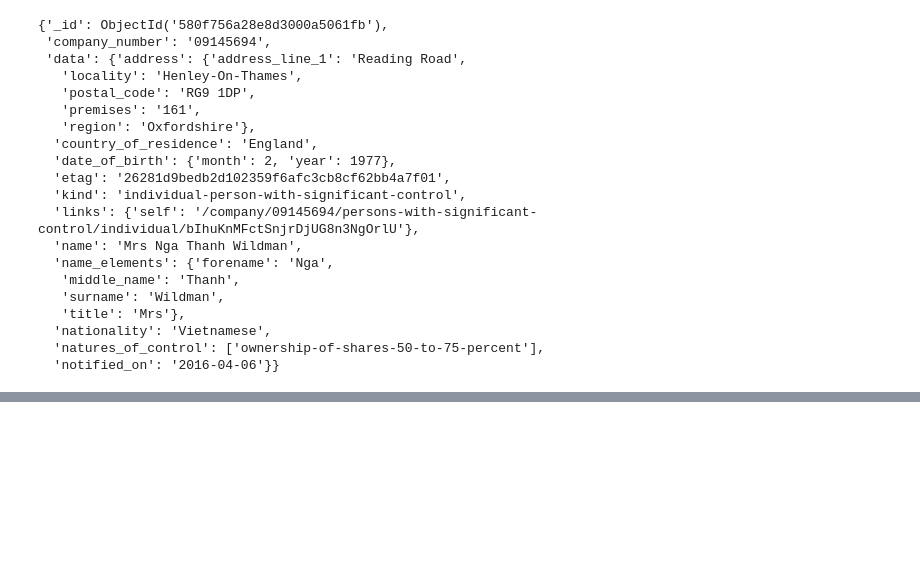
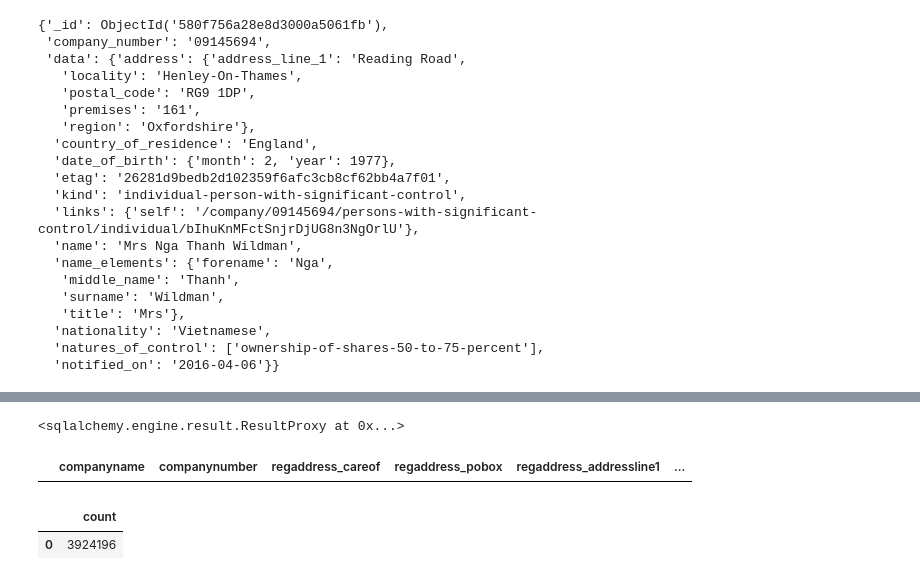
Before and after one commit to Vibushanan/companiesHouse_beneficialOwnership, a Jupyter notebook: Companies House - Significant Control Snapshot - Loader.ipynb, the cells around one changed output, grey strips where cells are left out. Saved outputs shown, nothing was run; the diff lists cells and outputs as text; code cells hidden in the pictures; blank space fills up the shorter version.

```diff
--- a/Companies House - Significant Control Snapshot - Loader.ipynb
+++ b/Companies House - Significant Control Snapshot - Loader.ipynb
@@ -87,0 +247,25 @@ db.sigcon.find_one()
+# %%
+#I'm going to create a table over some of the columns - essentially, the company name, number, address and incoporation date
+#We can use the maxlens to ensure we create large enough data fields
+
+#I wonder if we should just try to create the table from the dataframe?
+#Perhaps make sure we cast the right type of each column in the dataframe first?
+#It's easier using psycopg2 to just run the query (will sqlalchemy let us run a "raw" query? Trying psqlx over cur.execute)
+#cur.execute
+
+
+#Should set the sizes as a rounded up variant of the discovered max sizes
+psqlx("CREATE TABLE companydata ( CompanyName VARCHAR (200), CompanyNumber VARCHAR (10) PRIMARY KEY, \
+       RegAddress_CareOf VARCHAR (100), RegAddress_POBox VARCHAR (15), RegAddress_AddressLine1 VARCHAR (120), \
+       RegAddress_AddressLine2 VARCHAR (100), RegAddress_PostTown VARCHAR (60), \
+       RegAddress_County VARCHAR (60), RegAddress_Country VARCHAR (60), RegAddress_PostCode VARCHAR (20), \
+       CompanyCategory VARCHAR (100), CompanyStatus VARCHAR (60), CountryOfOrigin VARCHAR (40), \
+       IncorporationDate date);",engine)
+# %% [output]
+<sqlalchemy.engine.result.ResultProxy at 0x...>
+# %%
+#Even though I used mixed case column names, I didn't quote them - so PostgreSQL forces them to lower case
+#The lack of quotes also meand I had to replace the . in the column names with something more acceptable... (an underscore)
+psql("SELECT * FROM companydata LIMIT 1;", engine)
+# %% [output]
+|  | companyname | companynumber | regaddress_careof | regaddress_pobox | regaddress_addressline1 | ... |
@@ -87,0 +324,6 @@ db.sigcon.find_one()
+# %%
+#How many rows did we load in in the end?
+psql("SELECT count(*) FROM companydata;", engine)
+# %% [output]
+|  | count |
+| 0 | 3924196 |
```
Also changed, not shown: parts of 19 cells of this notebook, 1 other file.
